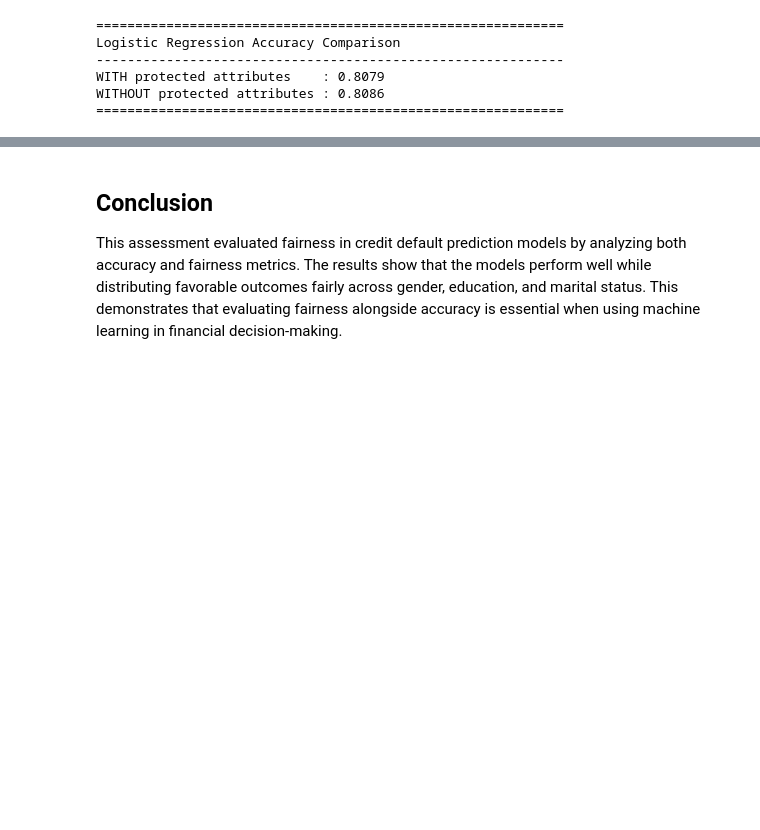
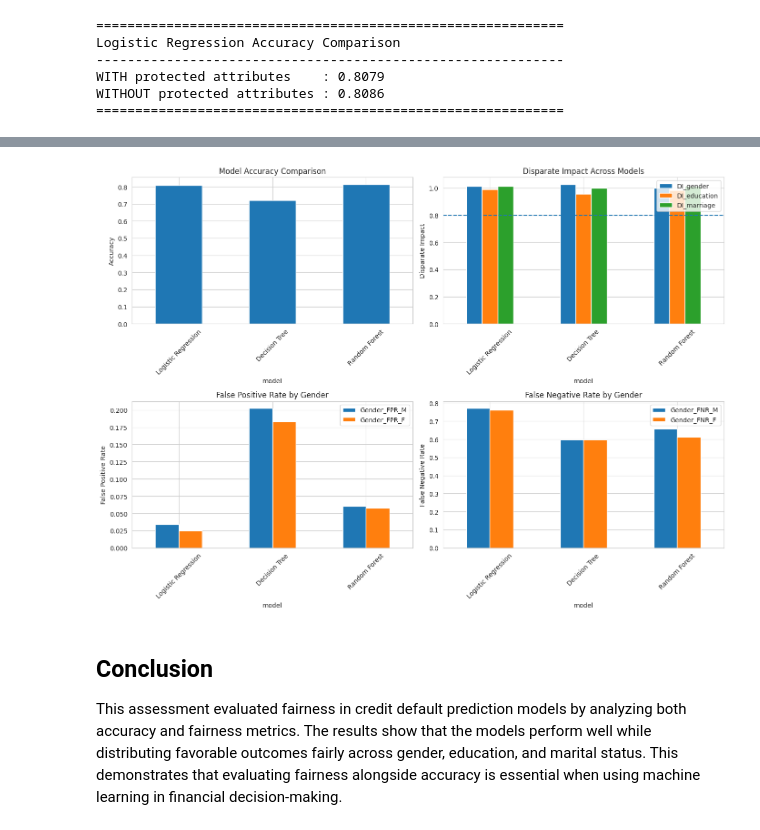
Before and after one commit to nikhilsojitra/Ethical_Issues_for_AI, a Jupyter notebook: my_project_ehtical.ipynb, the cells around one changed output, grey strips where cells are left out. Saved outputs shown, nothing was run; the diff lists cells and outputs as text; code cells hidden in the pictures; blank space fills up the shorter version.

```diff
--- a/my_project_ehtical.ipynb
+++ b/my_project_ehtical.ipynb
@@ -541,3 +580,50 @@ results_df
+# %%
+df_plot = results_df.set_index("model")
+
+# Create 2x2 subplot layout
+fig, axes = plt.subplots(2, 2, figsize=(14, 10))
+
+
+# Accuracy
+df_plot["accuracy"].plot(kind="bar", ax=axes[0, 0])
+axes[0, 0].set_title("Model Accuracy Comparison")
+axes[0, 0].set_ylabel("Accuracy")
+axes[0, 0].tick_params(axis="x", rotation=45)
+
+
+# Disparate Impact
+df_plot[["DI_gender", "DI_education", "DI_marriage"]].plot(
+    kind="bar", ax=axes[0, 1]
+)
+axes[0, 1].axhline(0.8, linestyle="--")
+axes[0, 1].set_title("Disparate Impact Across Models")
+axes[0, 1].set_ylabel("Disparate Impact")
+axes[0, 1].tick_params(axis="x", rotation=45)
+
+
+# False Positive Rate of Gender
+df_plot[["Gender_FPR_M", "Gender_FPR_F"]].plot(
+    kind="bar", ax=axes[1, 0]
+)
+axes[1, 0].set_title("False Positive Rate by Gender")
+axes[1, 0].set_ylabel("False Positive Rate")
+axes[1, 0].tick_params(axis="x", rotation=45)
+
+
+# False Negative Rate of Gender
+df_plot[["Gender_FNR_M", "Gender_FNR_F"]].plot(
+    kind="bar", ax=axes[1, 1]
+)
+axes[1, 1].set_title("False Negative Rate by Gender")
+axes[1, 1].set_ylabel("False Negative Rate")
+axes[1, 1].tick_params(axis="x", rotation=45)
+
+
+# Adjust layout
+plt.tight_layout()
+plt.show()
+# %% [output]
+[figure, added]
 # %% [markdown]
 ## **Conclusion**
 
```
Also changed, not shown: parts of 15 cells of this notebook.
